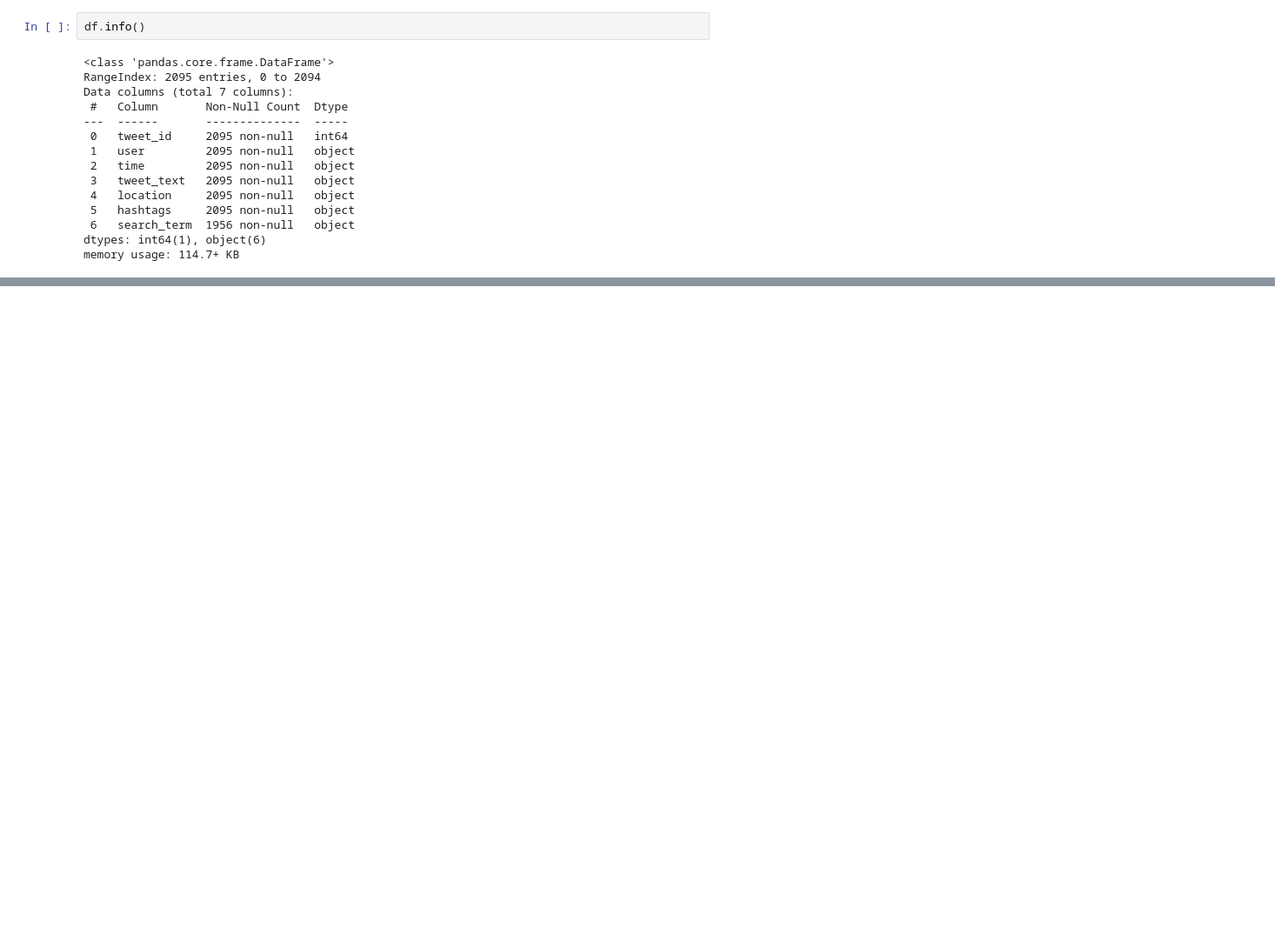
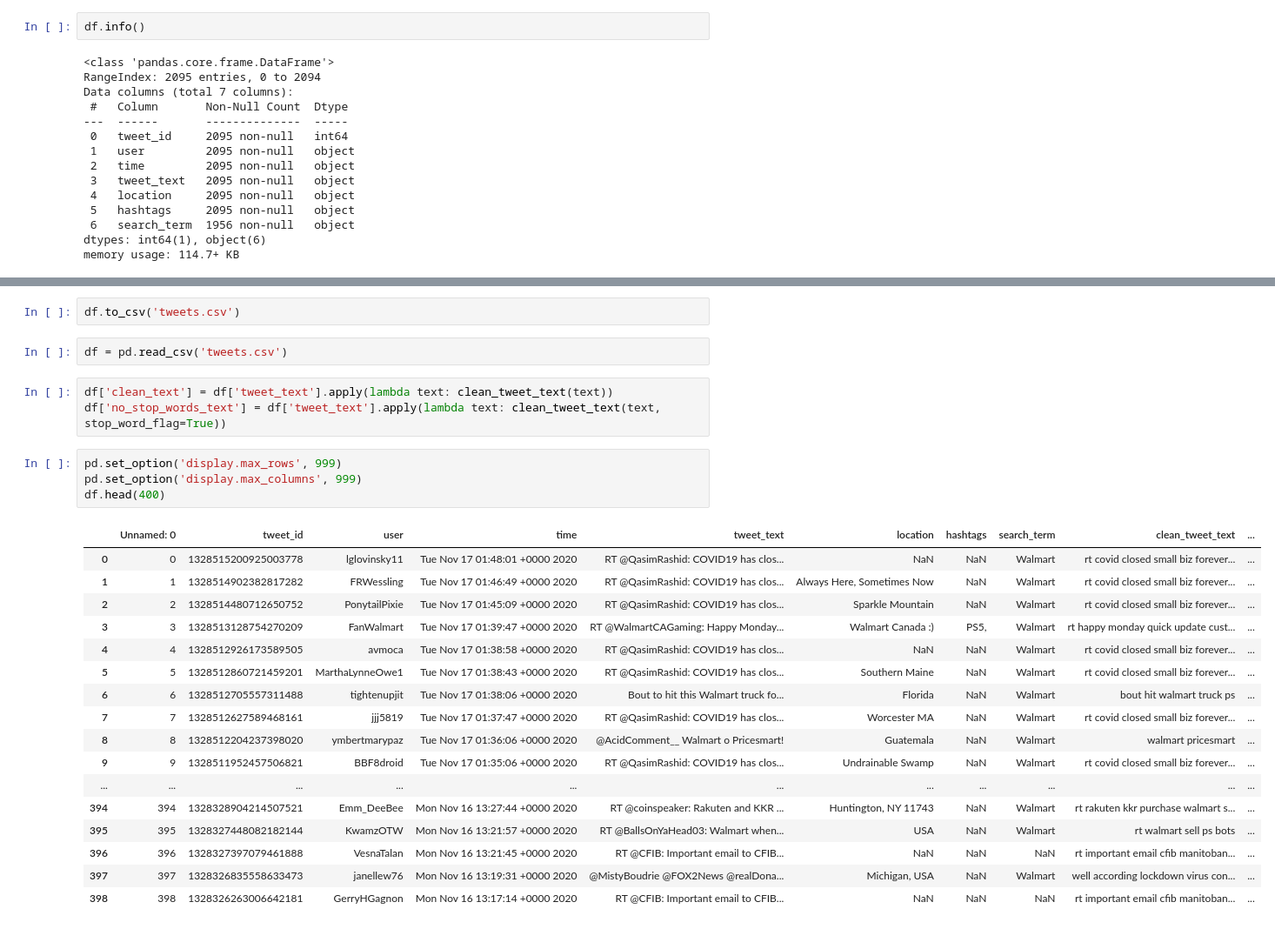
Before and after one commit to 2020ai/tweetDetective_DataScience, a Jupyter notebook: notebooks/1.0-sara-initial-data-collection.ipynb, the cells around one changed output, grey strips where cells are left out. Shown: that part at 87% size. Saved outputs shown, nothing was run; the diff lists cells and outputs as text; blank space fills up the shorter version.

```diff
--- a/notebooks/1.0-sara-initial-data-collection.ipynb
+++ b/notebooks/1.0-sara-initial-data-collection.ipynb
@@ -173,0 +228,29 @@ df.head(400)
+# %%
+df.to_csv('tweets.csv')
+# %%
+df = pd.read_csv('tweets.csv')
+# %%
+df['clean_text'] = df['tweet_text'].apply(lambda text: clean_tweet_text(text))
+df['no_stop_words_text'] = df['tweet_text'].apply(lambda text: clean_tweet_text(text, stop_word_flag=True))
+# %%
+pd.set_option('display.max_rows', 999)
+pd.set_option('display.max_columns', 999)
+df.head(400)
+# %% [output]
+|  | Unnamed: 0 | tweet_id | user | time | tweet_text | location | hashtags | search_term | clean_tweet_text | ... |
+| 0 | 0 | 1328515200925003778 | lglovinsky11 | Tue Nov 17 01:48:01 +0000 2020 | RT @QasimRashid: COVID19 has clos... | NaN | NaN | Walmart | rt covid closed small biz forever... | ... |
+| 1 | 1 | 1328514902382817282 | FRWessling | Tue Nov 17 01:46:49 +0000 2020 | RT @QasimRashid: COVID19 has clos... | Always Here, Sometimes Now | NaN | Walmart | rt covid closed small biz forever... | ... |
+| 2 | 2 | 1328514480712650752 | PonytailPixie | Tue Nov 17 01:45:09 +0000 2020 | RT @QasimRashid: COVID19 has clos... | Sparkle Mountain | NaN | Walmart | rt covid closed small biz forever... | ... |
+| 3 | 3 | 1328513128754270209 | FanWalmart | Tue Nov 17 01:39:47 +0000 2020 | RT @WalmartCAGaming: Happy Monday... | Walmart Canada :) | PS5, | Walmart | rt happy monday quick update cust... | ... |
+| 4 | 4 | 1328512926173589505 | avmoca | Tue Nov 17 01:38:58 +0000 2020 | RT @QasimRashid: COVID19 has clos... | NaN | NaN | Walmart | rt covid closed small biz forever... | ... |
+| 5 | 5 | 1328512860721459201 | MarthaLynneOwe1 | Tue Nov 17 01:38:43 +0000 2020 | RT @QasimRashid: COVID19 has clos... | Southern Maine | NaN | Walmart | rt covid closed small biz forever... | ... |
+| 6 | 6 | 1328512705557311488 | tightenupjit | Tue Nov 17 01:38:06 +0000 2020 | Bout to hit this Walmart truck fo... | Florida | NaN | Walmart | bout hit walmart truck ps | ... |
+| 7 | 7 | 1328512627589468161 | jjj5819 | Tue Nov 17 01:37:47 +0000 2020 | RT @QasimRashid: COVID19 has clos... | Worcester MA | NaN | Walmart | rt covid closed small biz forever... | ... |
+| 8 | 8 | 1328512204237398020 | ymbertmarypaz | Tue Nov 17 01:36:06 +0000 2020 | @AcidComment__ Walmart o Pricesmart! | Guatemala | NaN | Walmart | walmart pricesmart | ... |
+| 9 | 9 | 1328511952457506821 | BBF8droid | Tue Nov 17 01:35:06 +0000 2020 | RT @QasimRashid: COVID19 has clos... | Undrainable Swamp | NaN | Walmart | rt covid closed small biz forever... | ... |
+| ... | ... | ... | ... | ... | ... | ... | ... | ... | ... | ... |
+| 394 | 394 | 1328328904214507521 | Emm_DeeBee | Mon Nov 16 13:27:44 +0000 2020 | RT @coinspeaker: Rakuten and KKR ... | Huntington, NY 11743 | NaN | Walmart | rt rakuten kkr purchase walmart s... | ... |
+| 395 | 395 | 1328327448082182144 | KwamzOTW | Mon Nov 16 13:21:57 +0000 2020 | RT @BallsOnYaHead03: Walmart when... | USA | NaN | Walmart | rt walmart sell ps bots | ... |
+| 396 | 396 | 1328327397079461888 | VesnaTalan | Mon Nov 16 13:21:45 +0000 2020 | RT @CFIB: Important email to CFIB... | NaN | NaN | NaN | rt important email cfib manitoban... | ... |
+| 397 | 397 | 1328326835558633473 | janellew76 | Mon Nov 16 13:19:31 +0000 2020 | @MistyBoudrie @FOX2News @realDona... | Michigan, USA | NaN | Walmart | well according lockdown virus con... | ... |
+| 398 | 398 | 1328326263006642181 | GerryHGagnon | Mon Nov 16 13:17:14 +0000 2020 | RT @CFIB: Important email to CFIB... | NaN | NaN | NaN | rt important email cfib manitoban... | ... |
```
Also changed, not shown: parts of 8 cells of this notebook.
